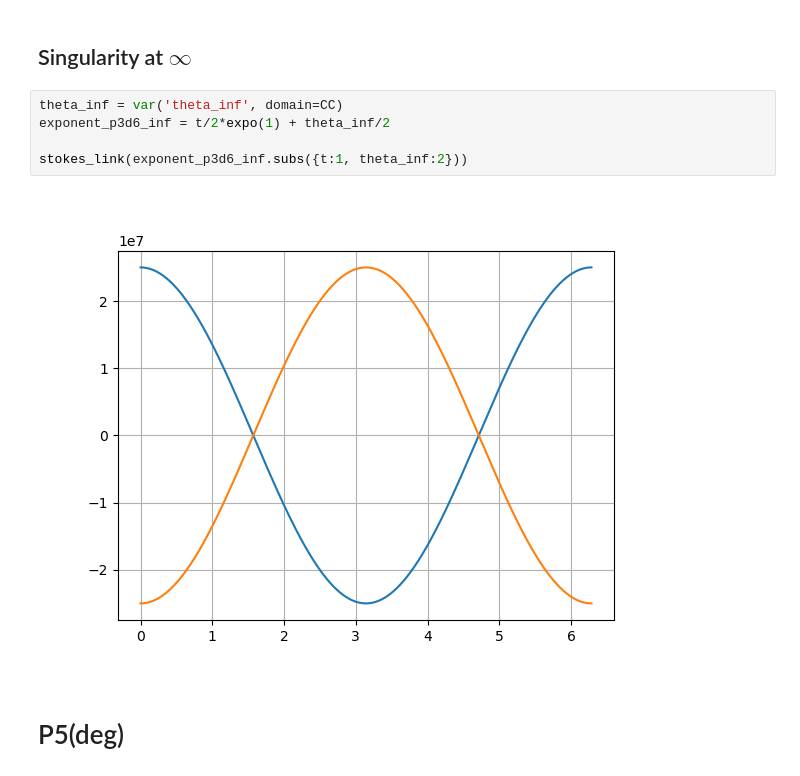
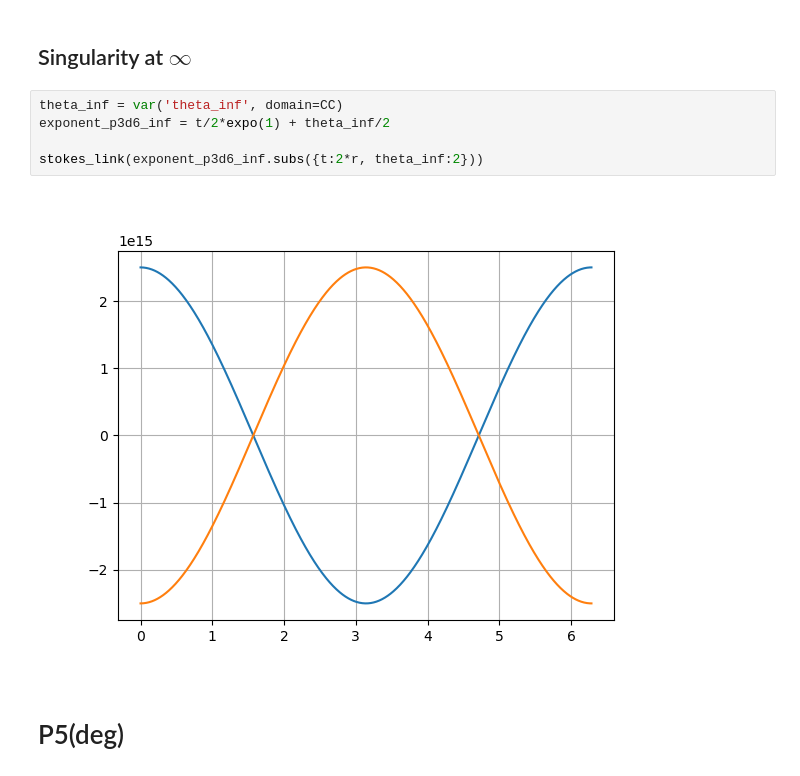
Before and after one commit to ViveLeFrance/AffineHandlebodies, a Jupyter notebook: stokes_legendrians.ipynb, the cells around one changed output. Drawn from its saved outputs; the diff is of its cells as text.

```diff
--- a/stokes_legendrians.ipynb
+++ b/stokes_legendrians.ipynb
@@ -144,10 +144,10 @@ stokes_link(exponent_p3d6_0.subs({t:2, theta_0:1.411}))
 # %%
 theta_inf = var('theta_inf', domain=CC)
 exponent_p3d6_inf = t/2*expo(1) + theta_inf/2
 
-stokes_link(exponent_p3d6_inf.subs({t:1, theta_inf:2}))
+stokes_link(exponent_p3d6_inf.subs({t:2*r, theta_inf:2}))
 # %% [output]
-[figure, old version]
+[figure, new version]
 # %% [markdown]
 # P5(deg)
 # %% [markdown]
```
Also changed, not shown: parts of 1 cell of this notebook.
